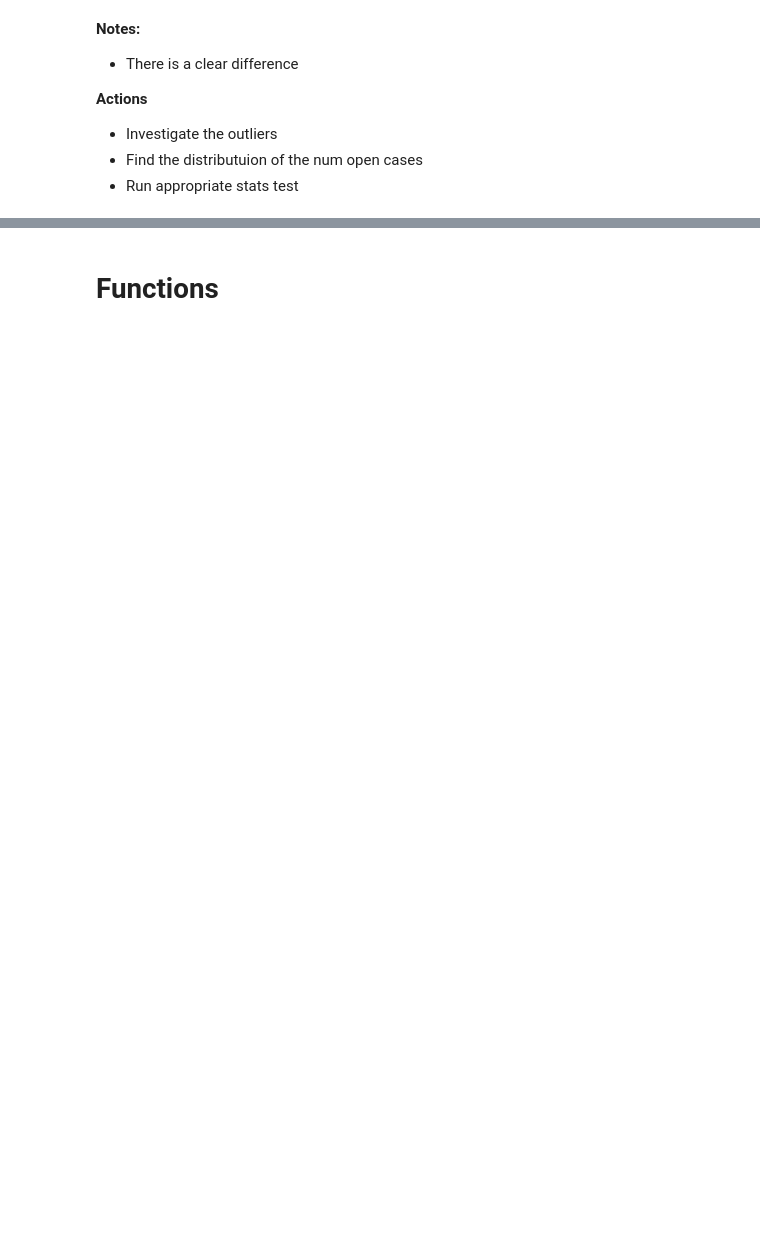
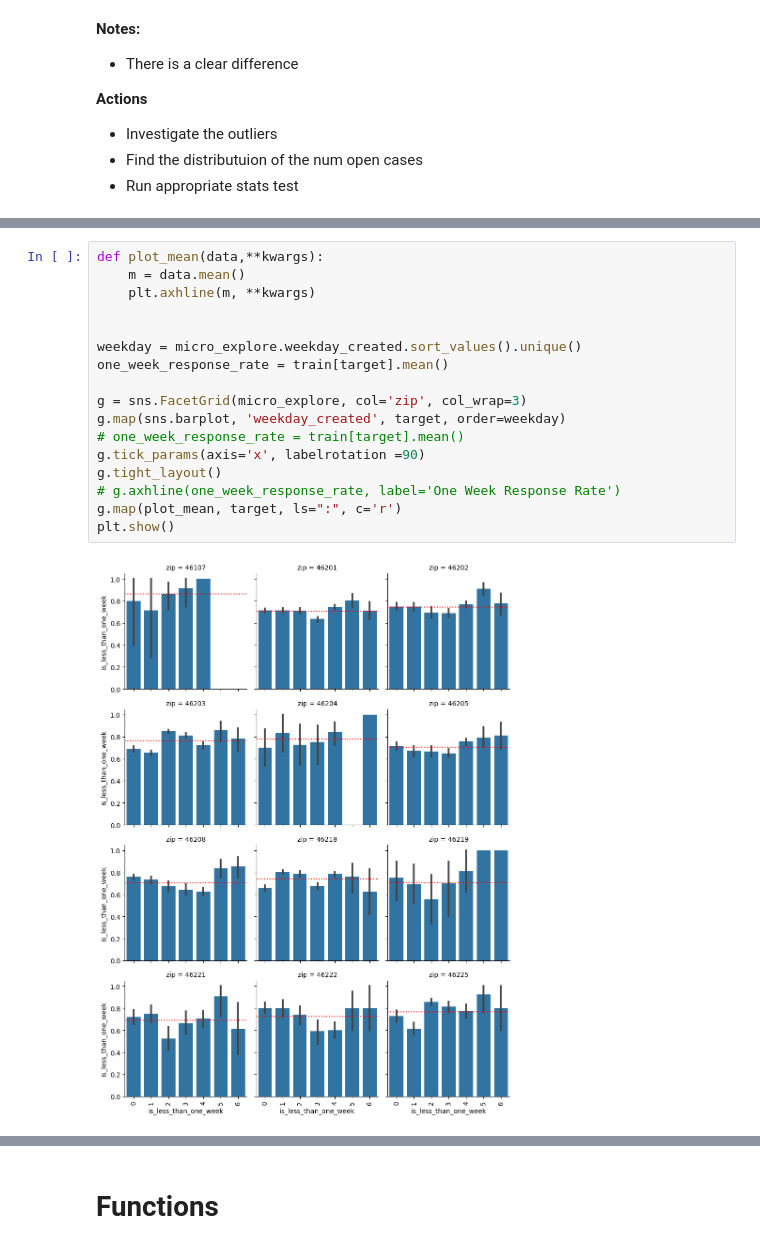
Before and after one commit to aaron-mv-moore/indy-action-time, a Jupyter notebook: work-notebooks/01_working_explore_2.ipynb, the cells around one changed output, grey strips where cells are left out. Saved outputs shown, nothing was run; the diff lists cells and outputs as text; blank space fills up the shorter version.

```diff
--- a/work-notebooks/01_working_explore_2.ipynb
+++ b/work-notebooks/01_working_explore_2.ipynb
@@ -350,0 +426,19 @@ p
+# %%
+def plot_mean(data,**kwargs):
+    m = data.mean()
+    plt.axhline(m, **kwargs)
+
+
+weekday = micro_explore.weekday_created.sort_values().unique()
+one_week_response_rate = train[target].mean()
+
+g = sns.FacetGrid(micro_explore, col='zip', col_wrap=3)
+g.map(sns.barplot, 'weekday_created', target, order=weekday)
+# one_week_response_rate = train[target].mean()
+g.tick_params(axis='x', labelrotation =90)
+g.tight_layout()
+# g.axhline(one_week_response_rate, label='One Week Response Rate')
+g.map(plot_mean, target, ls=":", c='r')
+plt.show()
+# %% [output]
+[figure, added]
```
Also changed, not shown: parts of 30 cells of this notebook, 2 other files.
